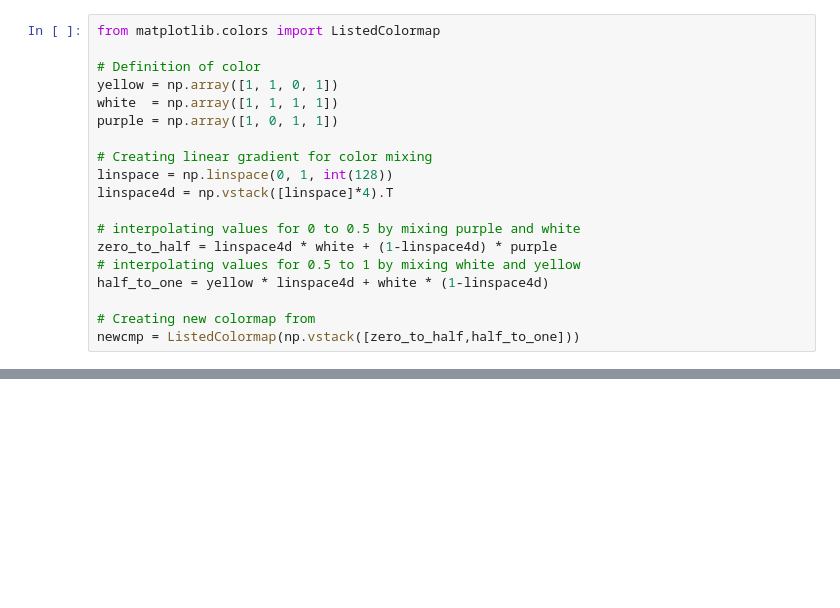
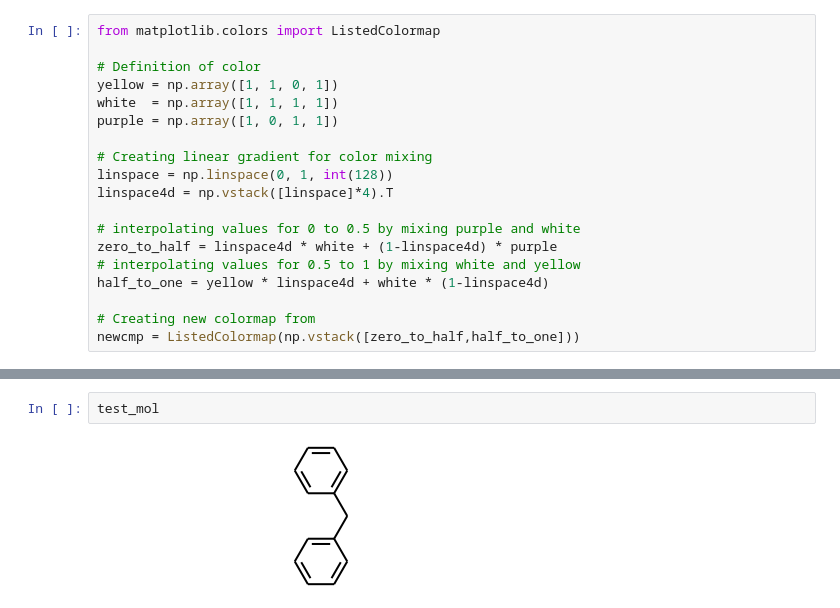
Before and after one commit to c-feldmann/rdkit_heatmaps, a Jupyter notebook: README.ipynb, the cells around one changed output, grey strips where cells are left out. Cells and saved outputs as stored; diff of their text form; blank space fills up the shorter version.

```diff
--- a/README.ipynb
+++ b/README.ipynb
@@ -173,0 +291,4 @@ transform2png(d.GetDrawingText())
+# %%
+test_mol
+# %% [output]
+[figure, added]
```
Also changed, not shown: parts of 56 cells of this notebook, 12 other files.
